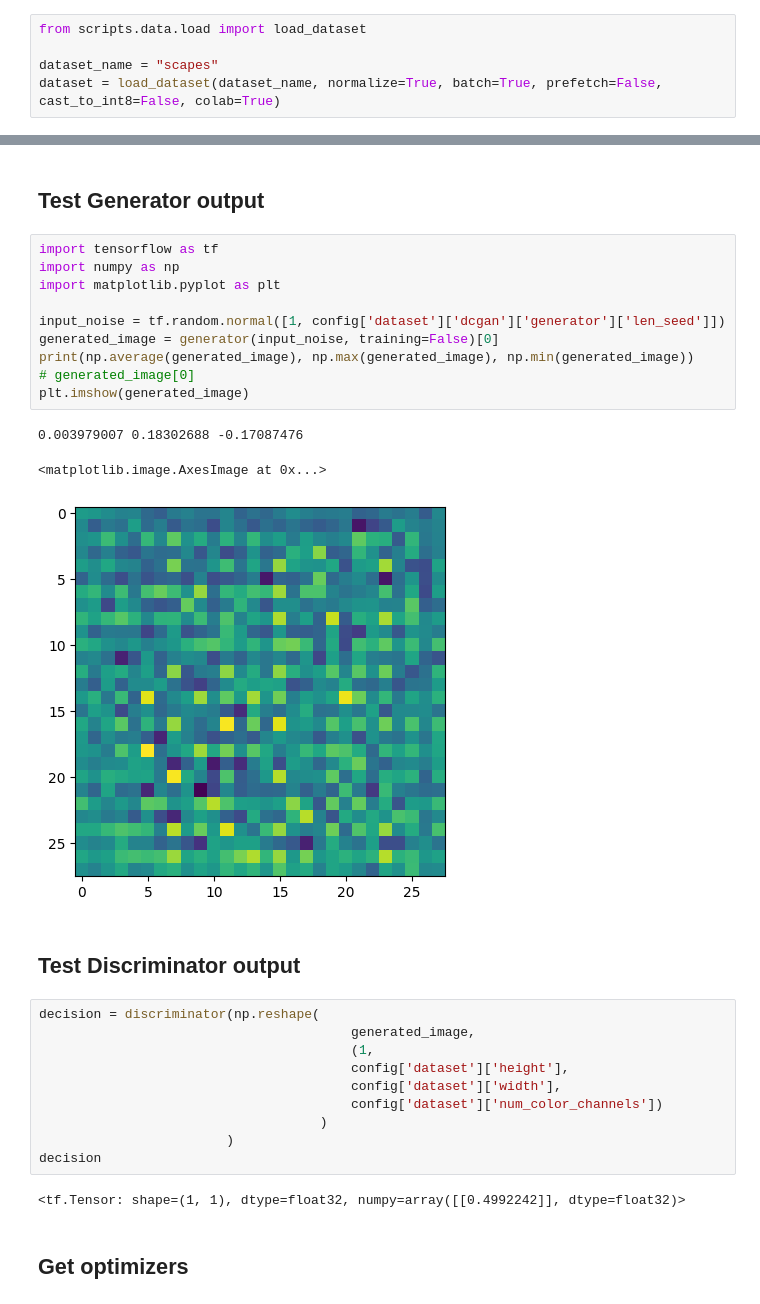
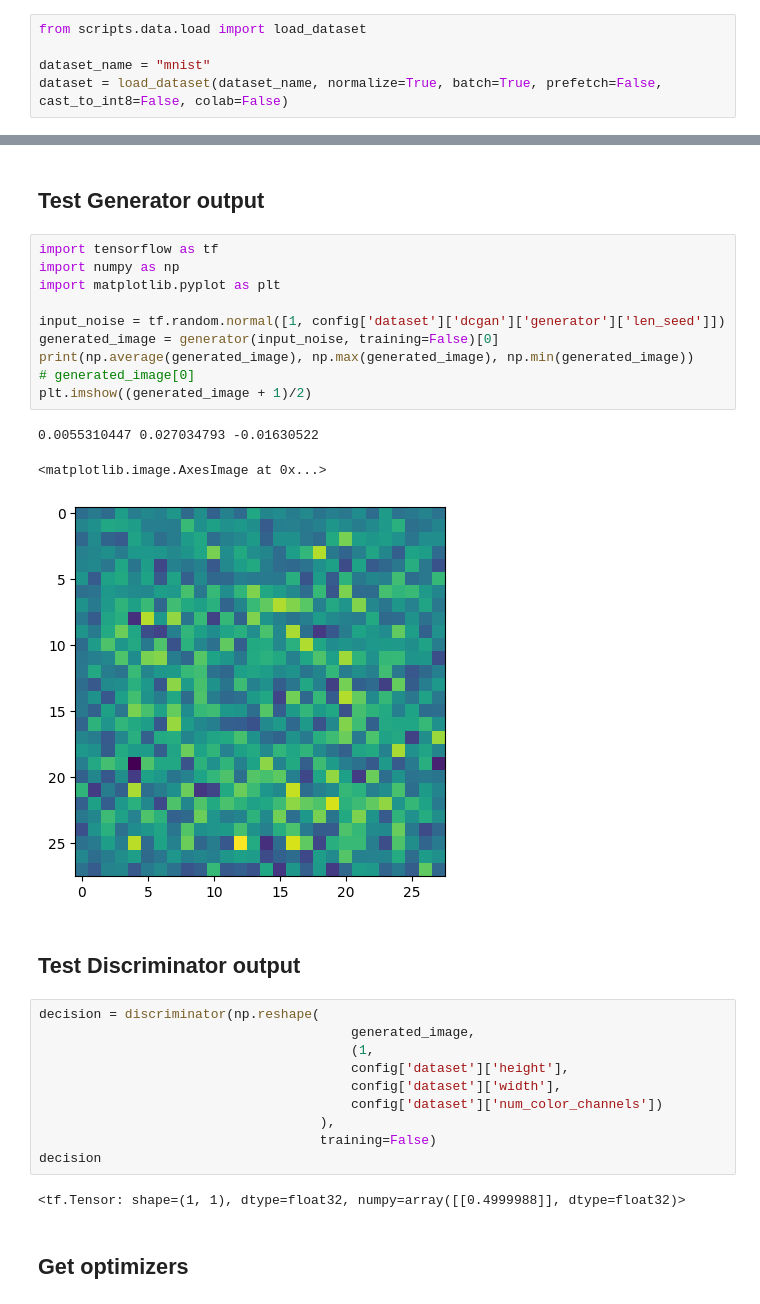
Before and after one commit to Capstone-Fall-22/art-generator, a Jupyter notebook: experiments/DCGAN_experimentation.ipynb, the cells around one changed output, grey strips where cells are left out. Cells and saved outputs as stored; diff of their text form.

```diff
--- a/experiments/DCGAN_experimentation.ipynb
+++ b/experiments/DCGAN_experimentation.ipynb
@@ -56,8 +56,8 @@ tf.config.list_physical_devices("GPU")
 # %%
 from scripts.data.load import load_dataset
 
-dataset_name = "scapes"
-dataset = load_dataset(dataset_name, normalize=True, batch=True, prefetch=False, cast_to_int8=False, colab=True)
+dataset_name = "mnist"
+dataset = load_dataset(dataset_name, normalize=True, batch=True, prefetch=False, cast_to_int8=False, colab=False)
 # %% [output]
 Found 70000 files belonging to 1 classes.
 # %% [markdown]
@@ -137,17 +137,17 @@ _________________________________________________________________
 # %%
 import tensorflow as tf
 import numpy as np
 import matplotlib.pyplot as plt
 
 input_noise = tf.random.normal([1, config['dataset']['dcgan']['generator']['len_seed']])
 generated_image = generator(input_noise, training=False)[0]
 print(np.average(generated_image), np.max(generated_image), np.min(generated_image))
 # generated_image[0]
-plt.imshow(generated_image)
+plt.imshow((generated_image + 1)/2)
 # %% [output]
-0.003979007 0.18302688 -0.17087476
+0.0055310447 0.027034793 -0.01630522
 <matplotlib.image.AxesImage at 0x...>
-[figure, old version]
+[figure, new version]
 # %% [markdown]
 ## Test Discriminator output
 # %%
@@ -157,11 +157,11 @@ decision = discriminator(np.reshape(
                                         config['dataset']['height'],
                                         config['dataset']['width'],
                                         config['dataset']['num_color_channels'])
-                                    )
-                        )
+                                    ),
+                                    training=False)
 decision
 # %% [output]
-<tf.Tensor: shape=(1, 1), dtype=float32, numpy=array([[0.4992242]], dtype=float32)>
+<tf.Tensor: shape=(1, 1), dtype=float32, numpy=array([[0.4999988]], dtype=float32)>
 # %% [markdown]
 ## Get optimizers
 # %%
```
Also changed, not shown: parts of 9 cells of this notebook, 3 other files.
